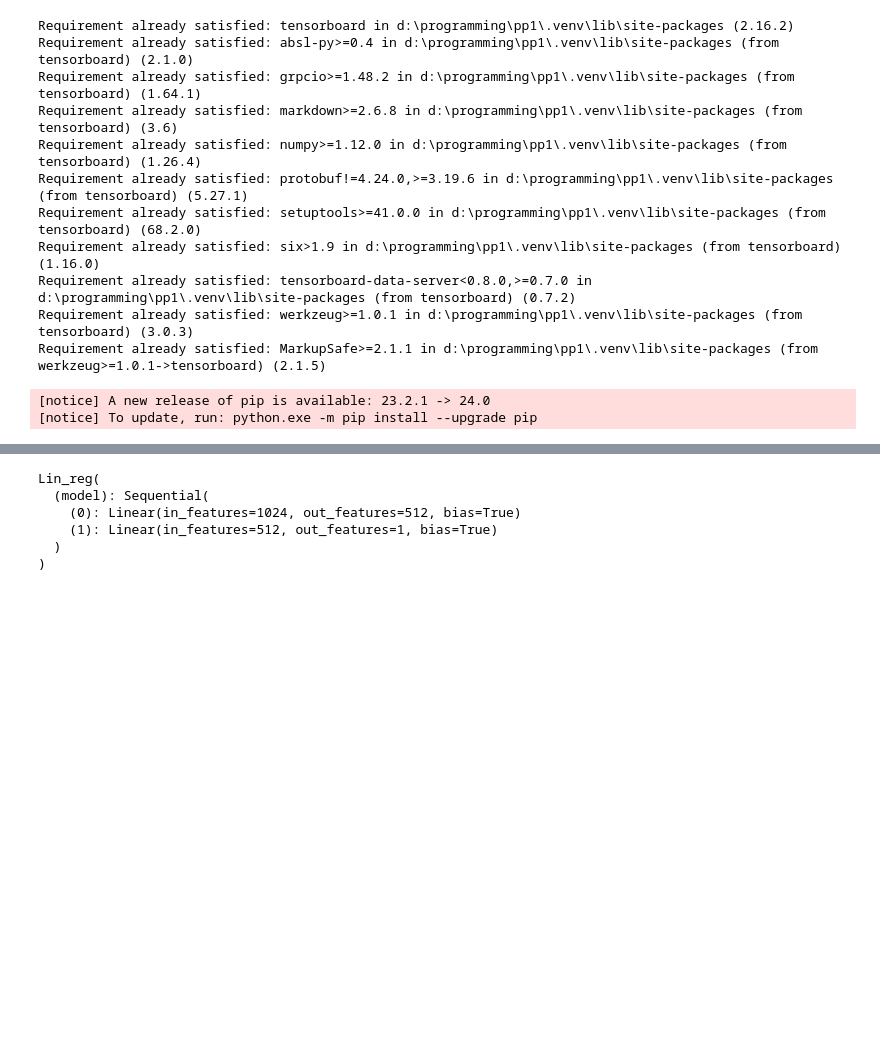
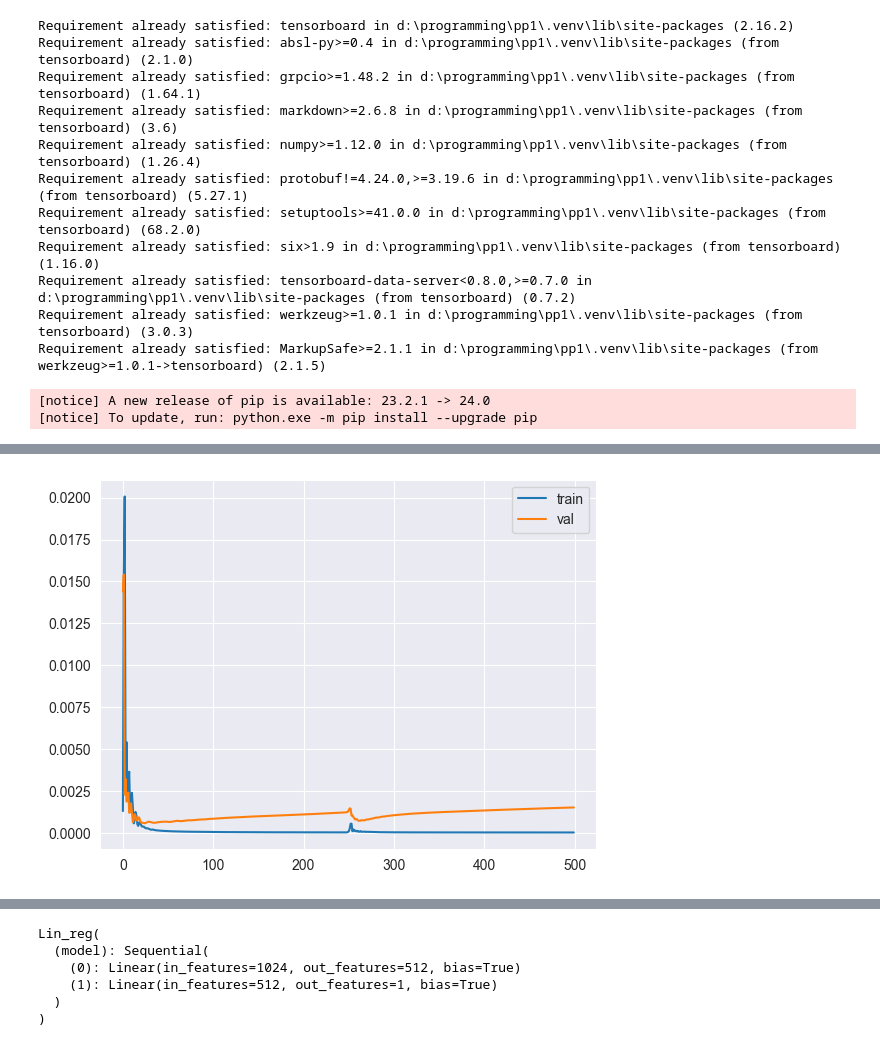
Before and after one commit to Eeeeelias/Protein-Prediction-1, a Jupyter notebook: runner.ipynb, the cells around one changed output, grey strips where cells are left out. Drawn from its saved outputs; the diff is of its cells as text; code cells hidden in the pictures; blank space fills up the shorter version.

```diff
--- a/runner.ipynb
+++ b/runner.ipynb
@@ -139,0 +146,8 @@ torch.save(best_model.state_dict(), 'models/neural_net.pth')
+# %%
+# plot the learning curve
+plt.plot(losses_train, label='train')
+plt.plot(losses_val, label='val')
+plt.legend()
+plt.show()
+# %% [output]
+[figure, added]
```
Also changed, not shown: parts of 11 cells of this notebook, 3 other files.
